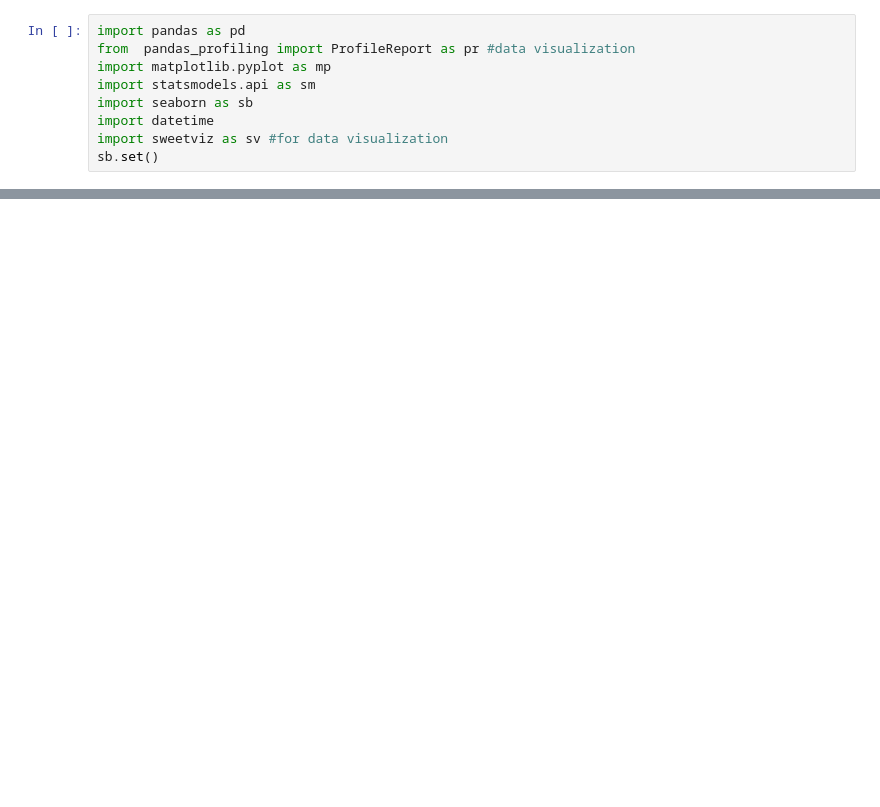
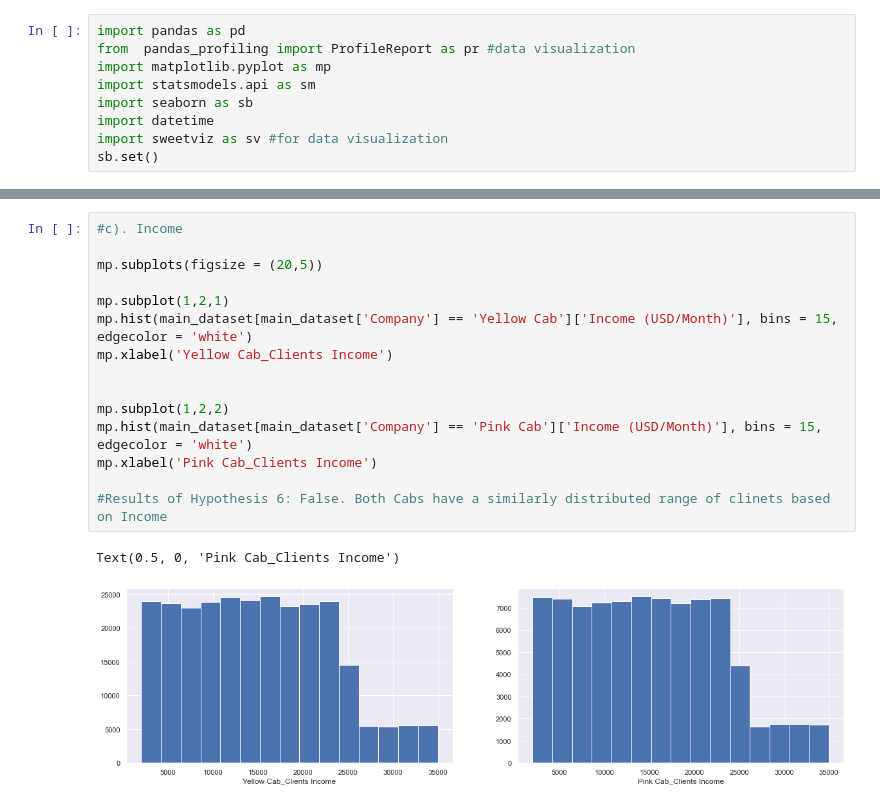
Before and after one commit to teddywaweru/DataGlacier, a Jupyter notebook: Week2_Cab_G2M_Investment/cab_data_analysis.ipynb, the cells around one changed output, grey strips where cells are left out. Cells and saved outputs as stored; diff of their text form; blank space fills up the shorter version.

```diff
--- a/Week2_Cab_G2M_Investment/cab_data_analysis.ipynb
+++ b/Week2_Cab_G2M_Investment/cab_data_analysis.ipynb
@@ -44,0 +150,18 @@ Report cab_transaction_comp.html was generated! NOTEBOOK/COLAB USERS: the web br
+# %%
+#c). Income
+
+mp.subplots(figsize = (20,5))
+
+mp.subplot(1,2,1)
+mp.hist(main_dataset[main_dataset['Company'] == 'Yellow Cab']['Income (USD/Month)'], bins = 15, edgecolor = 'white')
+mp.xlabel('Yellow Cab_Clients Income')
+
+
+mp.subplot(1,2,2)
+mp.hist(main_dataset[main_dataset['Company'] == 'Pink Cab']['Income (USD/Month)'], bins = 15, edgecolor = 'white')
+mp.xlabel('Pink Cab_Clients Income')
+
+#Results of Hypothesis 6: False. Both Cabs have a similarly distributed range of clinets based on Income
+# %% [output]
+Text(0.5, 0, 'Pink Cab_Clients Income')
+[figure, added]
```
Also changed, not shown: parts of 14 cells of this notebook, 11 other files.
